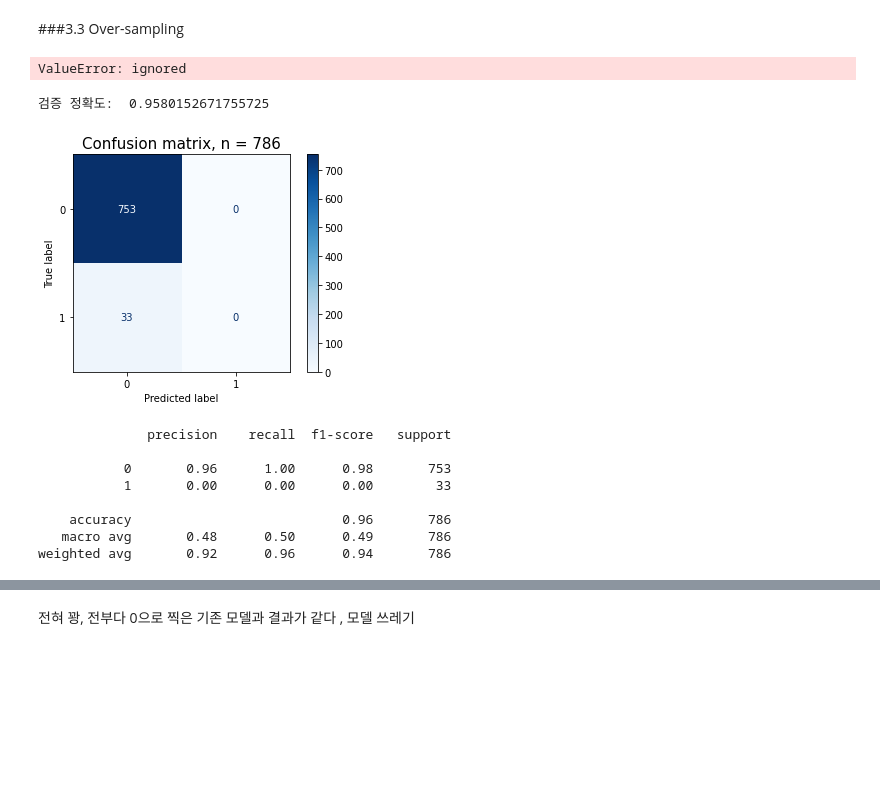
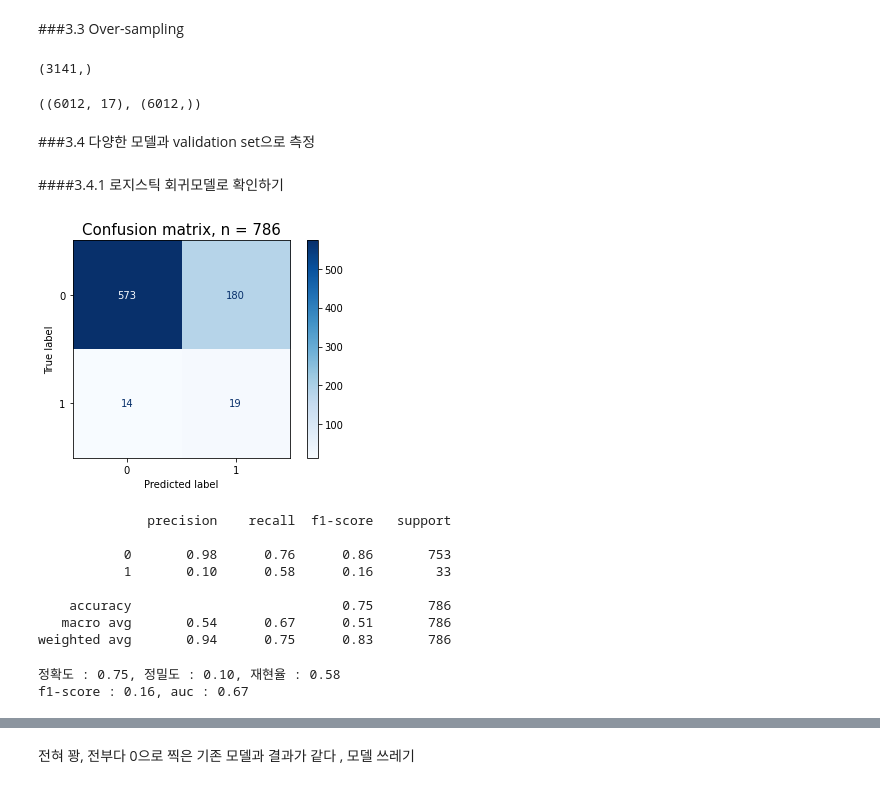
Before and after one commit to sanha-hwang/Stroke-prediction, a Jupyter notebook: Project2_Stroke_Prediction.ipynb, the cells around one changed output, grey strips where cells are left out. Saved outputs shown, nothing was run; the diff lists cells and outputs as text; code cells hidden in the pictures; blank space fills up the shorter version.

Commit message:
3.4.3 까지 로지스틱, 의사결정나무, 랜덤 포레스트까지 도전해봄

```diff
--- a/Project2_Stroke_Prediction.ipynb
+++ b/Project2_Stroke_Prediction.ipynb
@@ -340,48 +341,64 @@ X_test_en=encoder.transform(X_test)
 X_train_en
 # %% [markdown]
 ###3.3 Over-sampling
+# %%
+y_train.shape
+# %% [output]
+(3141,)
 # %%
 from imblearn.over_sampling import SMOTE
-X_resampled_S, y_resampled_S = SMOTE().fit_resample(X_train_en, y_train_en)
+
+smote=SMOTE()
+X_train_enS, y_train_enS = smote.fit_resample(X_train_en, y_train)
+X_train_enS.shape, y_train_enS.shape
 # %% [output]
-ValueError: ignored
+((6012, 17), (6012,))
-# %%
-from category_encoders import OneHotEncoder
-from sklearn.ensemble import RandomForestClassifier
-from sklearn.pipeline import make_pipeline
-
-pipe = make_pipeline(
-    OneHotEncoder(),
-    MinMaxScaler(),
-    RandomForestClassifier(n_jobs=-1, random_state=10, oob_score=True)
-)
-
-pipe.fit(X_train, y_train)
-y_pred=pipe.predict(X_val)
-print('검증 정확도: ', pipe.score(X_val, y_val))
-# %% [output]
-검증 정확도:  0.9580152671755725
+# %% [markdown]
+###3.4 다양한 모델과 validation set으로 측정
+# %% [markdown]
+####3.4.1 로지스틱 회귀모델로 확인하기
 # %%
+from sklearn.linear_model import LogisticRegression
 from sklearn.metrics import plot_confusion_matrix
 import matplotlib.pyplot as plt
 
+model_logi = LogisticRegression(random_state=1)
+model_logi.fit(X_train_enS, y_train_enS)
+y_predL = model_logi.predict(X_val_en)
+
 fig, ax = plt.subplots()
-pcm = plot_confusion_matrix(pipe, X_val, y_val,
+pcm = plot_confusion_matrix(model_logi, X_val_en, y_val,
                             cmap=plt.cm.Blues,
                             ax=ax);
 plt.title(f'Confusion matrix, n = {len(y_val)}', fontsize=15)
 plt.show()
 # %% [output]
-[figure, old version]
+[figure, new version]
 # %%
 from sklearn.metrics import classification_report
-print(classification_report(y_val, y_pred))
+print(classification_report(y_val, y_predL))
 # %% [output]
               precision    recall  f1-score   support
 
-           0       0.96      1.00      0.98       753
-           1       0.00      0.00      0.00        33
+           0       0.98      0.76      0.86       753
+           1       0.10      0.58      0.16        33
 
-    accuracy                           0.96       786
-   macro avg       0.48      0.50      0.49       786
-weighted avg       0.92      0.96      0.94       786
+    accuracy                           0.75       786
+   macro avg       0.54      0.67      0.51       786
+weighted avg       0.94      0.75      0.83       786
+# %%
+from sklearn.metrics import f1_score, accuracy_score, precision_score,recall_score, roc_auc_score
+
+#평가 지표
+def score(y_val,pred):
+  accuracy = accuracy_score(y_val,pred)
+  precision = precision_score(y_val,pred)
+  recall = recall_score(y_val,pred)
+  f1 = f1_score(y_val,pred)
+  roc_score = roc_auc_score(y_val,pred,average='macro')
+  print('정확도 : {0:.2f}, 정밀도 : {1:.2f}, 재현율 : {2:.2f}'.format(accuracy,precision,recall))
+  print('f1-score : {0:.2f}, auc : {1:.2f}'.format(f1,roc_score,recall))
+score(y_val,y_predL)
+# %% [output]
+정확도 : 0.75, 정밀도 : 0.10, 재현율 : 0.58
+f1-score : 0.16, auc : 0.67
```
Also changed, not shown: parts of 22 cells of this notebook.
